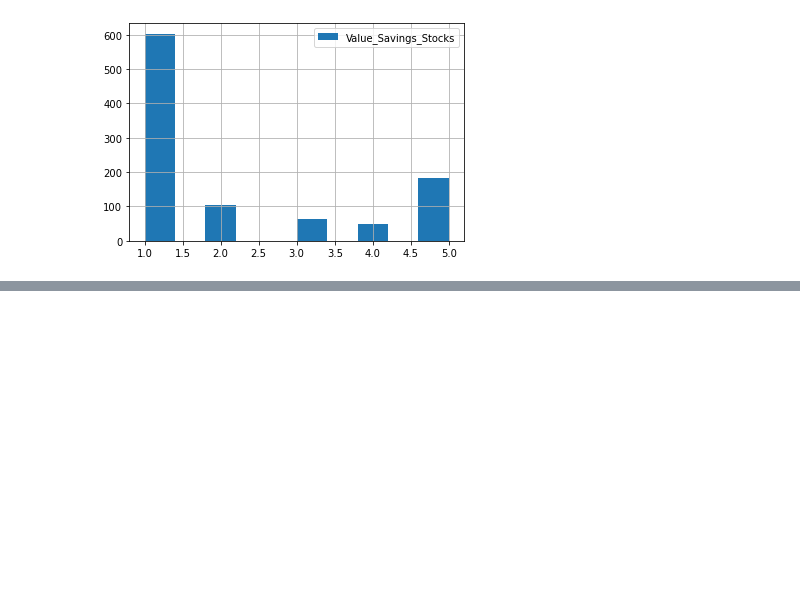
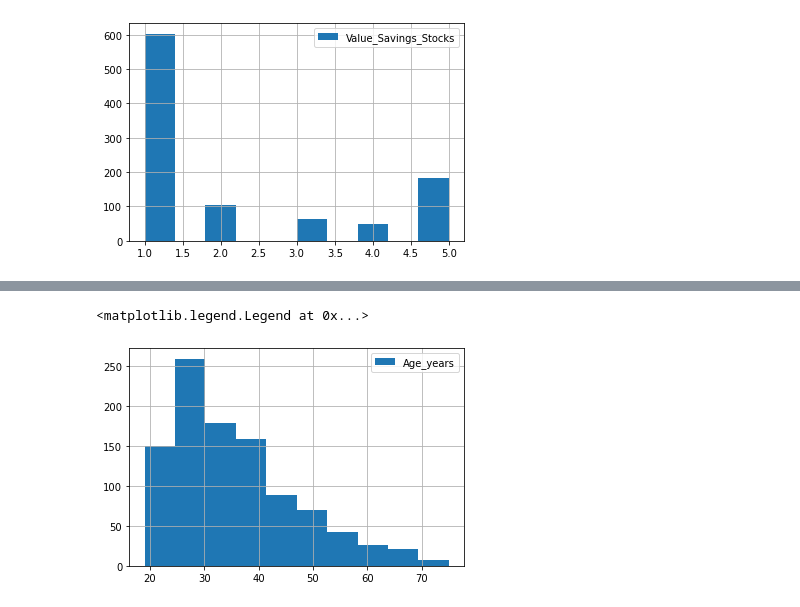
Before and after one commit to georgek2/ENd-To-EnD, a Jupyter notebook: 12_German_CD/creditability.ipynb, the cells around one changed output, grey strips where cells are left out. Cells and saved outputs as stored; diff of their text form; code cells hidden in the pictures; blank space fills up the shorter version.

```diff
--- a/12_German_CD/creditability.ipynb
+++ b/12_German_CD/creditability.ipynb
@@ -232,0 +232,6 @@ array([[<AxesSubplot:ylabel='Density'>, <AxesSubplot:ylabel='Density'>,
+# %%
+X['Age_years'].hist(label = 'Age_years')
+plt.legend()
+# %% [output]
+<matplotlib.legend.Legend at 0x...>
+[figure, added]
```
Also changed, not shown: parts of 28 cells of this notebook.
